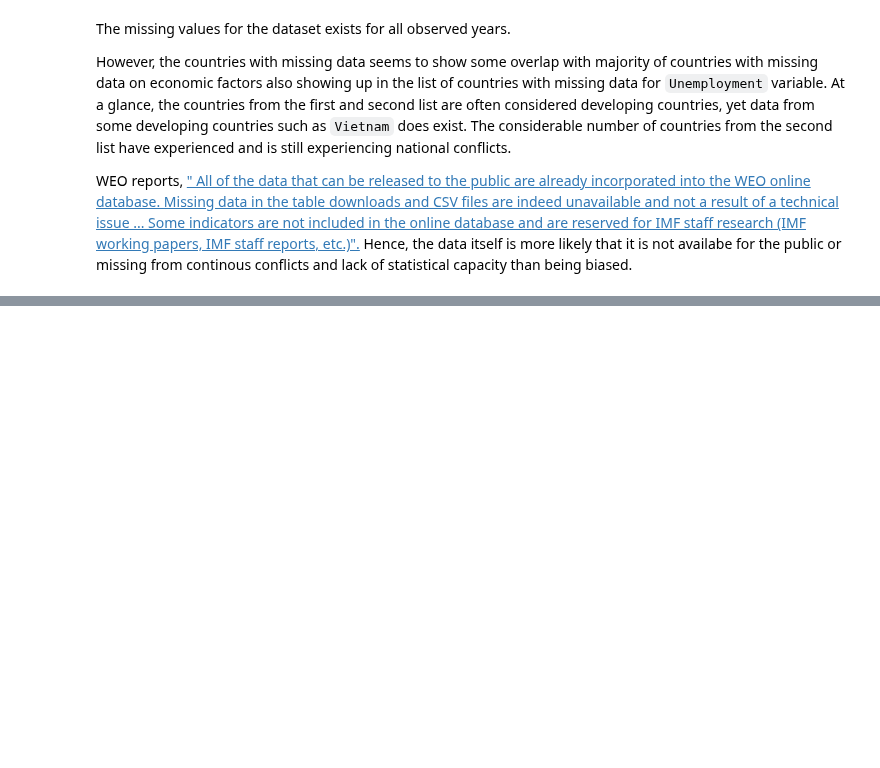
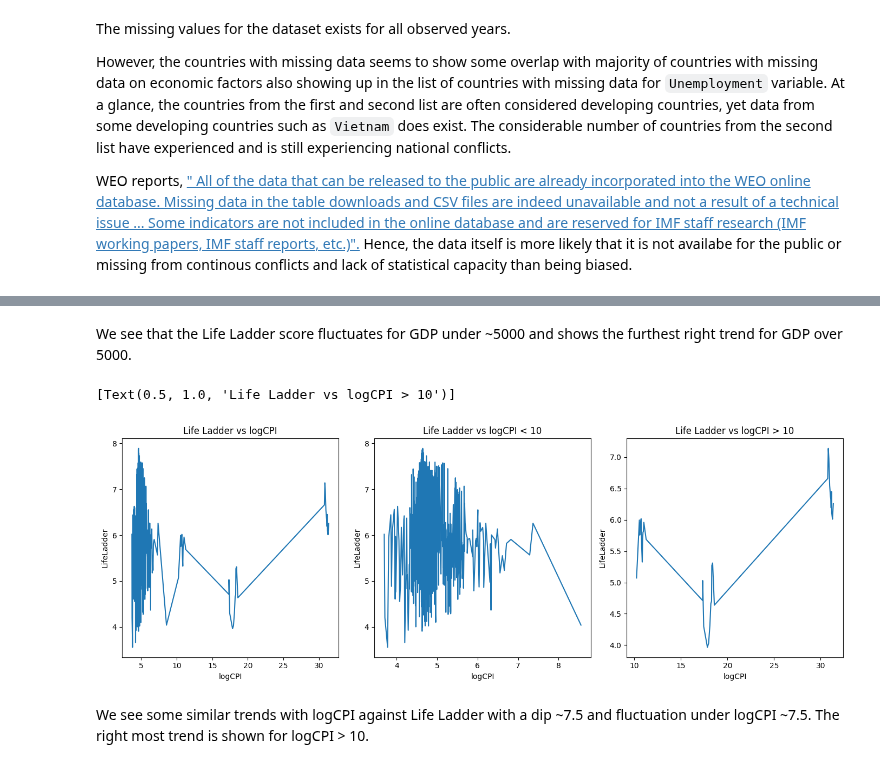
Before and after one commit to cskang3627/happiness, a Jupyter notebook: EDACheckpointGroup_Sp23_The_Group.ipynb, the cells around one changed output, grey strips where cells are left out. Drawn from its saved outputs; the diff is of its cells as text; code cells hidden in the pictures; blank space fills up the shorter version.

```diff
--- a/EDACheckpointGroup_Sp23_The_Group.ipynb
+++ b/EDACheckpointGroup_Sp23_The_Group.ipynb
@@ -272,0 +376,15 @@ WEO reports, [" All of the data that can be released to the public are already i
+# %% [markdown]
+We see that the Life Ladder score fluctuates for GDP under ~5000 and shows the furthest right trend for GDP over 5000.
+# %%
+pd.options.display.float_format = '{:.4f}'.format
+
+f, axes = plt.subplots(1, 3)
+data['logCPI'] = np.log(data['CPI'])
+sns.lineplot(x = "logCPI", y = "LifeLadder", data = data, ax = axes[0]).set(title = "Life Ladder vs logCPI")
+sns.lineplot(x = "logCPI", y = "LifeLadder", data = data[data['logCPI'] < 10], ax = axes[1]).set(title = "Life Ladder vs logCPI < 10")
+sns.lineplot(x = "logCPI", y = "LifeLadder", data = data[data['logCPI'] > 10], ax = axes[2]).set(title = "Life Ladder vs logCPI > 10")
+# %% [output]
+[Text(0.5, 1.0, 'Life Ladder vs logCPI > 10')]
+[figure, added]
+# %% [markdown]
+We see some similar trends with logCPI against Life Ladder with a dip ~7.5 and fluctuation under logCPI ~7.5. The right most trend is shown for logCPI > 10.
```
Also changed, not shown: parts of 19 cells of this notebook.
